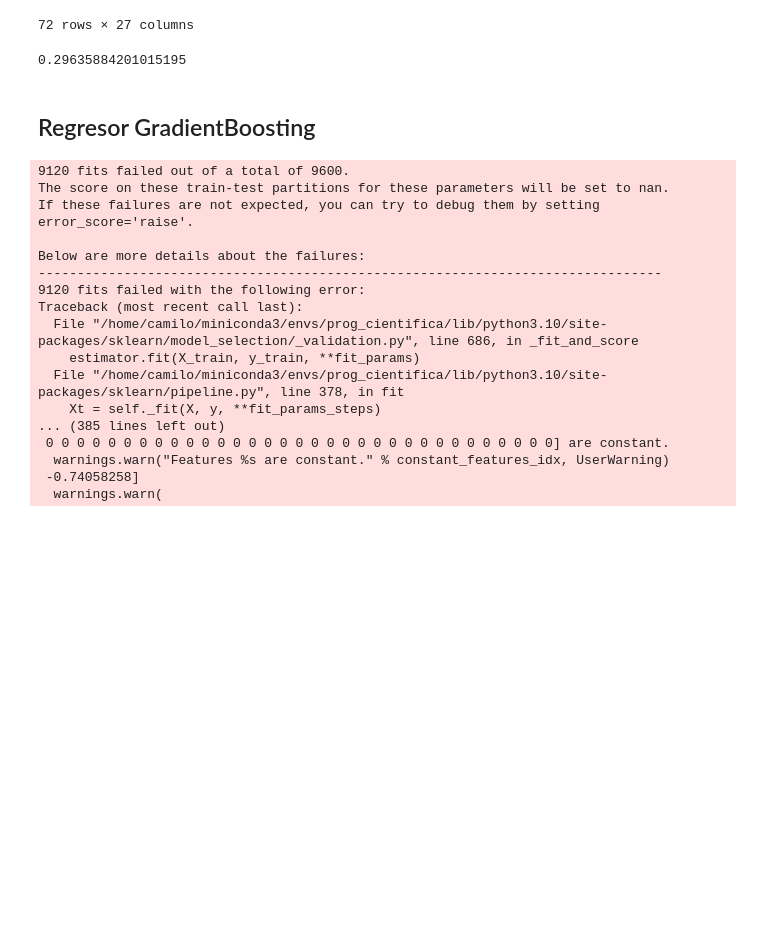
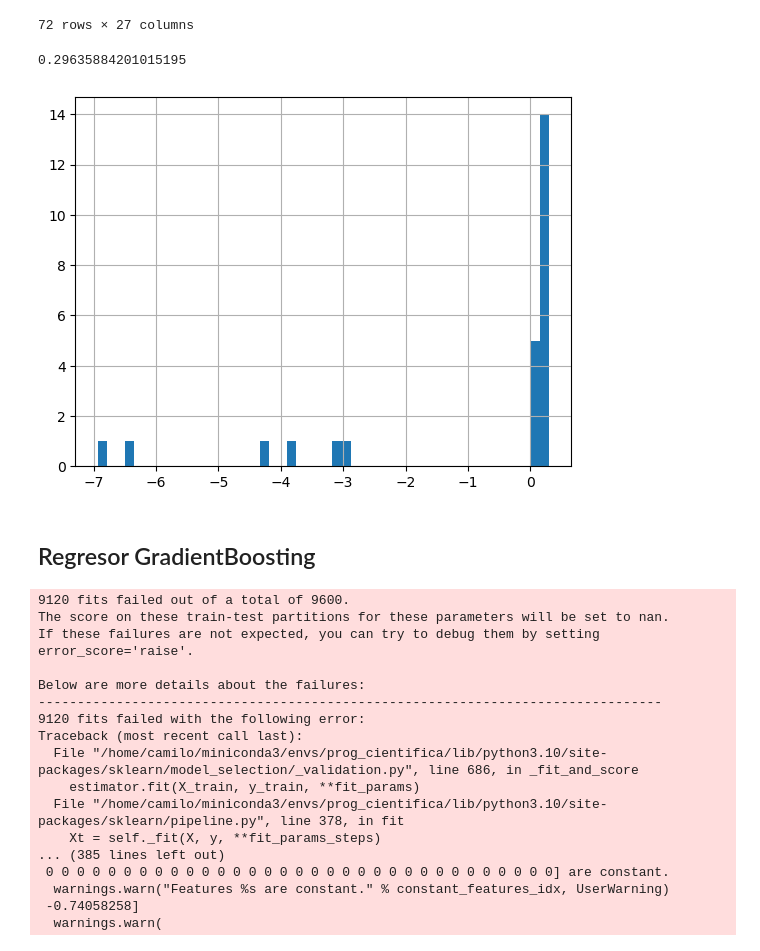
Before and after one commit to camilocarvajalreyes/laboratorios-MDS7202, a Jupyter notebook: Proyecto/gridsearch_reg.ipynb, the cells around one changed output. Drawn from its saved outputs; the diff is of its cells as text; code cells hidden in the pictures; blank space fills up the shorter version.

Commit message:
updte GS reg histogramas scores

```diff
--- a/Proyecto/gridsearch_reg.ipynb
+++ b/Proyecto/gridsearch_reg.ipynb
@@ -195,6 +195,10 @@ pd.DataFrame(gs_BR.cv_results_)
 pd.DataFrame(gs_BR.cv_results_)['mean_test_score'].max()
 # %% [output]
 0.29635884201015195
+# %%
+pd.DataFrame(gs_BR.cv_results_)['mean_test_score'].hist(bins=50);
+# %% [output]
+[figure, added]
 # %% [markdown]
 ## Regresor GradientBoosting
 # %%
```
Also changed, not shown: parts of 5 cells of this notebook.
